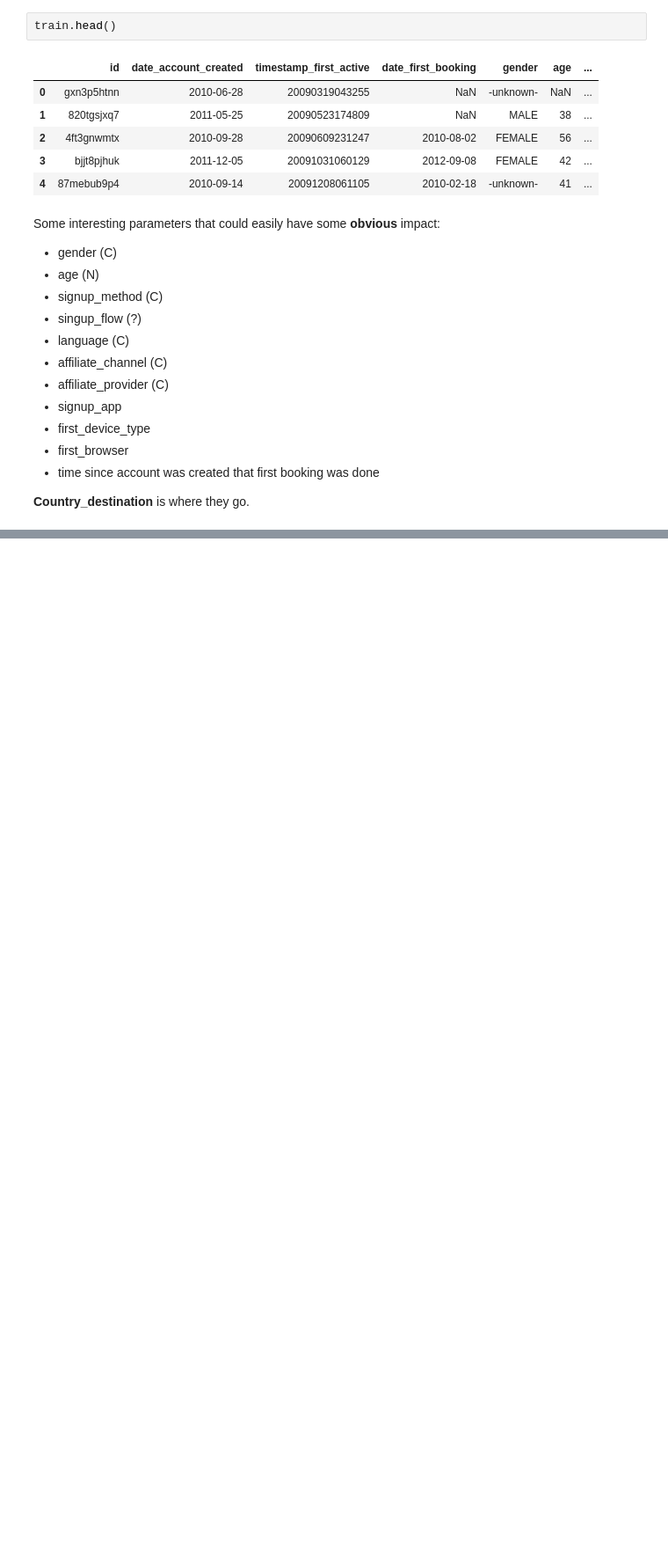
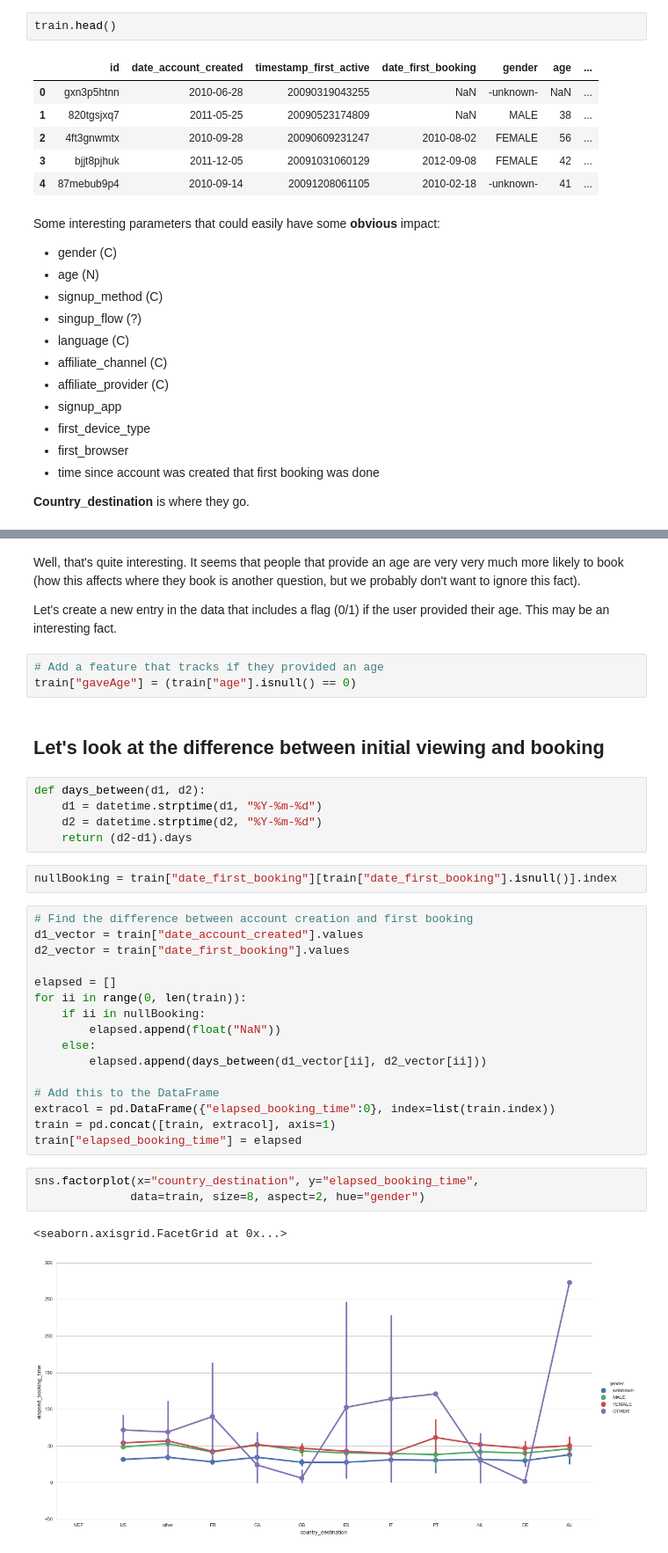
Before and after one commit to drrcool/KaggleComps, a Jupyter notebook: Airbnb/Airbnb_Visualization.ipynb, the cells around one changed output, grey strips where cells are left out. Shown at 88% size. Cells and saved outputs as stored; diff of their text form; blank space fills up the shorter version.

```diff
--- a/Airbnb/Airbnb_Visualization.ipynb
+++ b/Airbnb/Airbnb_Visualization.ipynb
@@ -75,0 +99,38 @@ avgAge, stdAge
+# %% [markdown]
+Well, that's quite interesting.  It seems that people that provide an age are very very much more likely to book (how this affects where they book is another question, but we probably don't want to ignore this fact).
+
+Let's create a new entry in the data that includes a flag (0/1) if the user provided their age.  This may be an interesting fact.
+# %%
+# Add a feature that tracks if they provided an age
+train["gaveAge"] = (train["age"].isnull() == 0)
+# %% [markdown]
+## Let's look at the difference between initial viewing and booking
+# %%
+def days_between(d1, d2):
+    d1 = datetime.strptime(d1, "%Y-%m-%d")
+    d2 = datetime.strptime(d2, "%Y-%m-%d")
+    return (d2-d1).days
+# %%
+nullBooking = train["date_first_booking"][train["date_first_booking"].isnull()].index
+# %%
+# Find the difference between account creation and first booking
+d1_vector = train["date_account_created"].values
+d2_vector = train["date_first_booking"].values
+
+elapsed = []
+for ii in range(0, len(train)):
+    if ii in nullBooking:
+        elapsed.append(float("NaN"))
+    else:
+        elapsed.append(days_between(d1_vector[ii], d2_vector[ii]))
+
+# Add this to the DataFrame
+extracol = pd.DataFrame({"elapsed_booking_time":0}, index=list(train.index))
+train = pd.concat([train, extracol], axis=1)
+train["elapsed_booking_time"] = elapsed
+# %%
+sns.factorplot(x="country_destination", y="elapsed_booking_time",
+              data=train, size=8, aspect=2, hue="gender")
+# %% [output]
+<seaborn.axisgrid.FacetGrid at 0x...>
+[figure, added]
```
Also changed, not shown: parts of 9 cells of this notebook.
